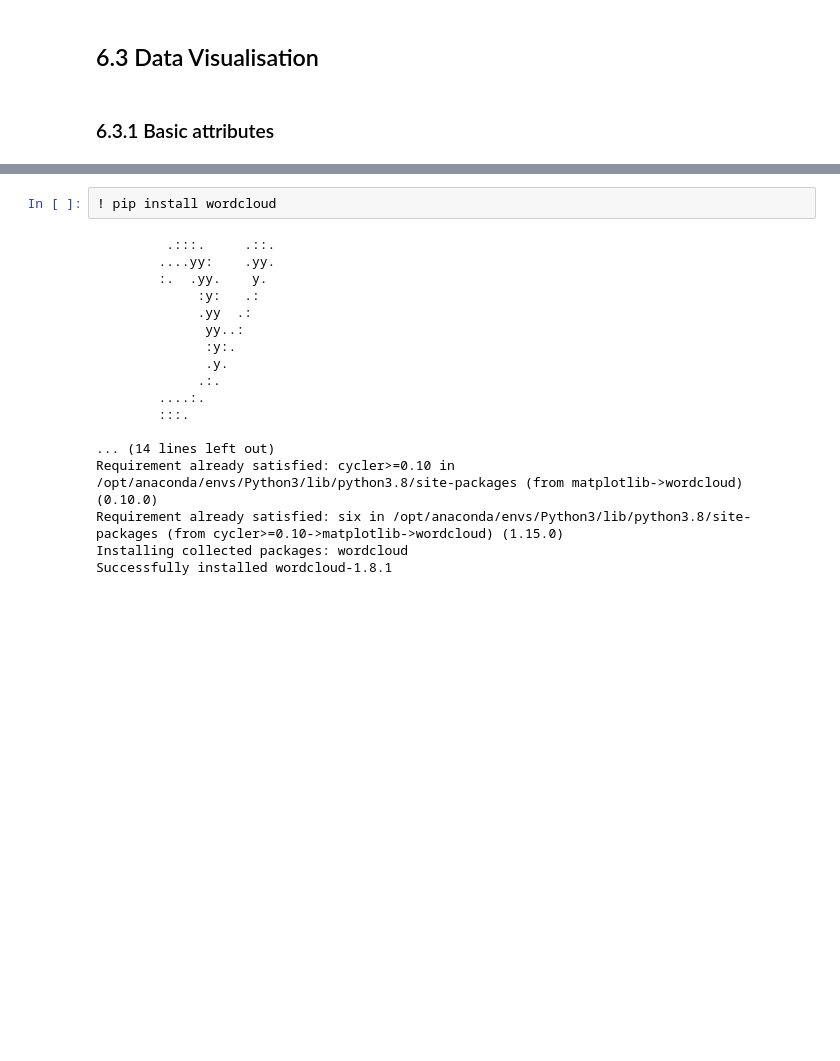
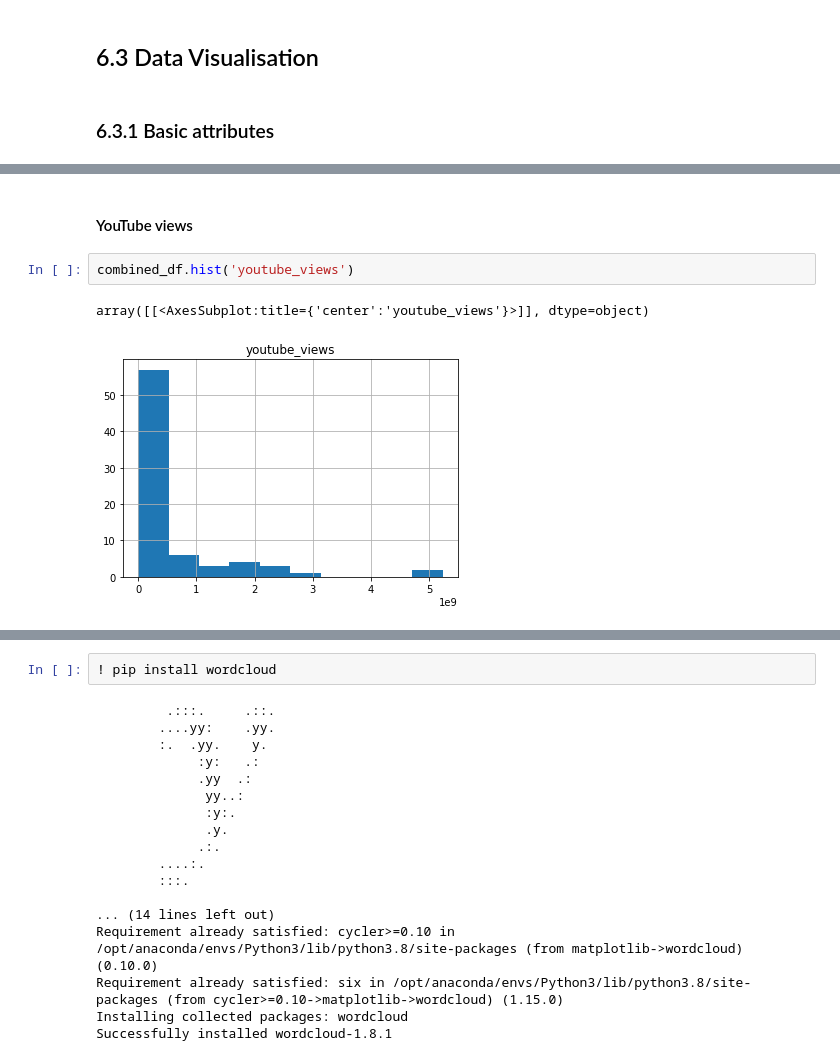
Before and after one commit to doratian99/MSIN0166-DE-Individual-Project, a Jupyter notebook: Notebook Folder/Notebook.ipynb, the cells around one changed output, grey strips where cells are left out. Drawn from its saved outputs; the diff is of its cells as text; blank space fills up the shorter version.

```diff
--- a/Notebook Folder/Notebook.ipynb
+++ b/Notebook Folder/Notebook.ipynb
@@ -1413,0 +1486,7 @@ combined_df.head(5)
+# %% [markdown]
+#### YouTube views
+# %%
+combined_df.hist('youtube_views')
+# %% [output]
+array([[<AxesSubplot:title={'center':'youtube_views'}>]], dtype=object)
+[figure, added]
```
Also changed, not shown: parts of 32 cells of this notebook.
